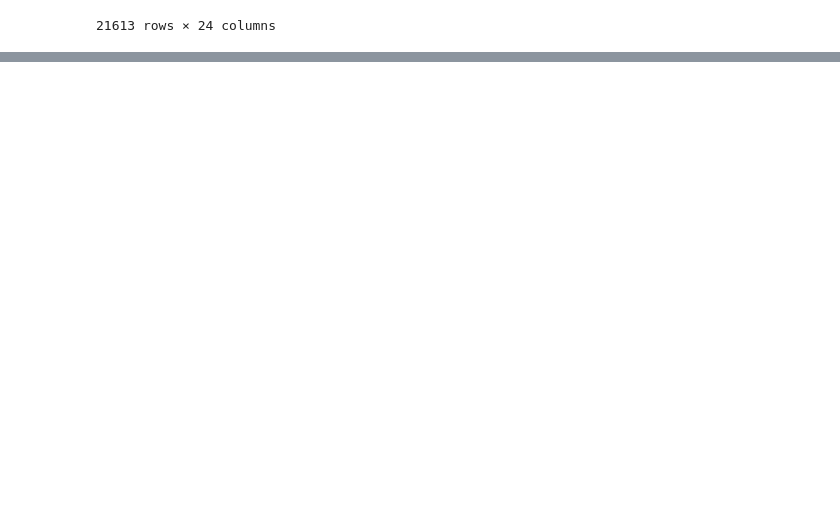
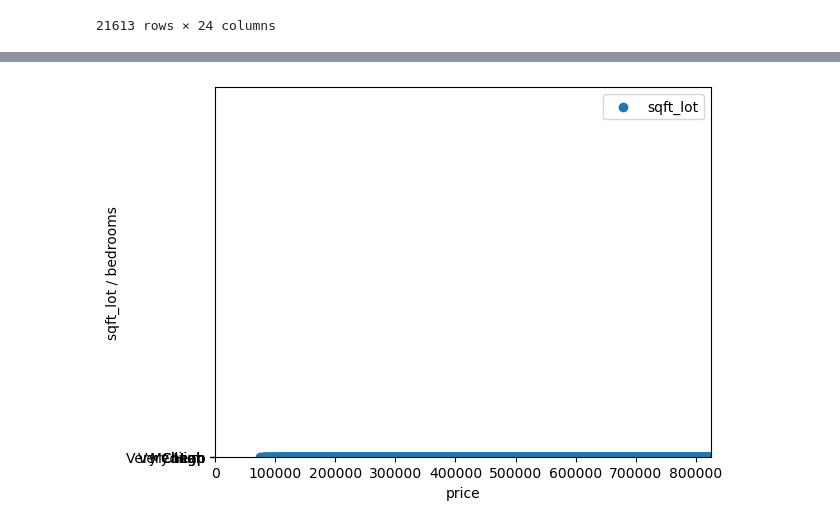
Before and after one commit to AmyMendiola/Neueda-Project, a Jupyter notebook: housedate.ipynb, the cells around one changed output, grey strips where cells are left out. Saved outputs shown, nothing was run; the diff lists cells and outputs as text; code cells hidden in the pictures; blank space fills up the shorter version.

```diff
--- a/housedate.ipynb
+++ b/housedate.ipynb
@@ -50,0 +124,22 @@ df
+# %%
+price = df['price']
+cost_type = df['cost_type']
+
+plt.scatter(price, cost_type, label='sqft_lot')
+#plt.scatter(price, bedrooms, label='bedrooms')
+plt.ylabel('sqft_lot / bedrooms')
+plt.xlabel('price')
+plt.legend()
+
+# Set the limits for the x-axis and y-axis
+x_max = max(max(sqft_lot), max(bedrooms))
+y_max = max(price)
+x_limit = x_max / 2
+y_limit = y_max / 10
+
+plt.xlim(0, x_limit)
+plt.ylim(0, y_limit)
+
+plt.show()
+# %% [output]
+[figure, added]
```
Also changed, not shown: parts of 4 cells of this notebook, 1 other file.
